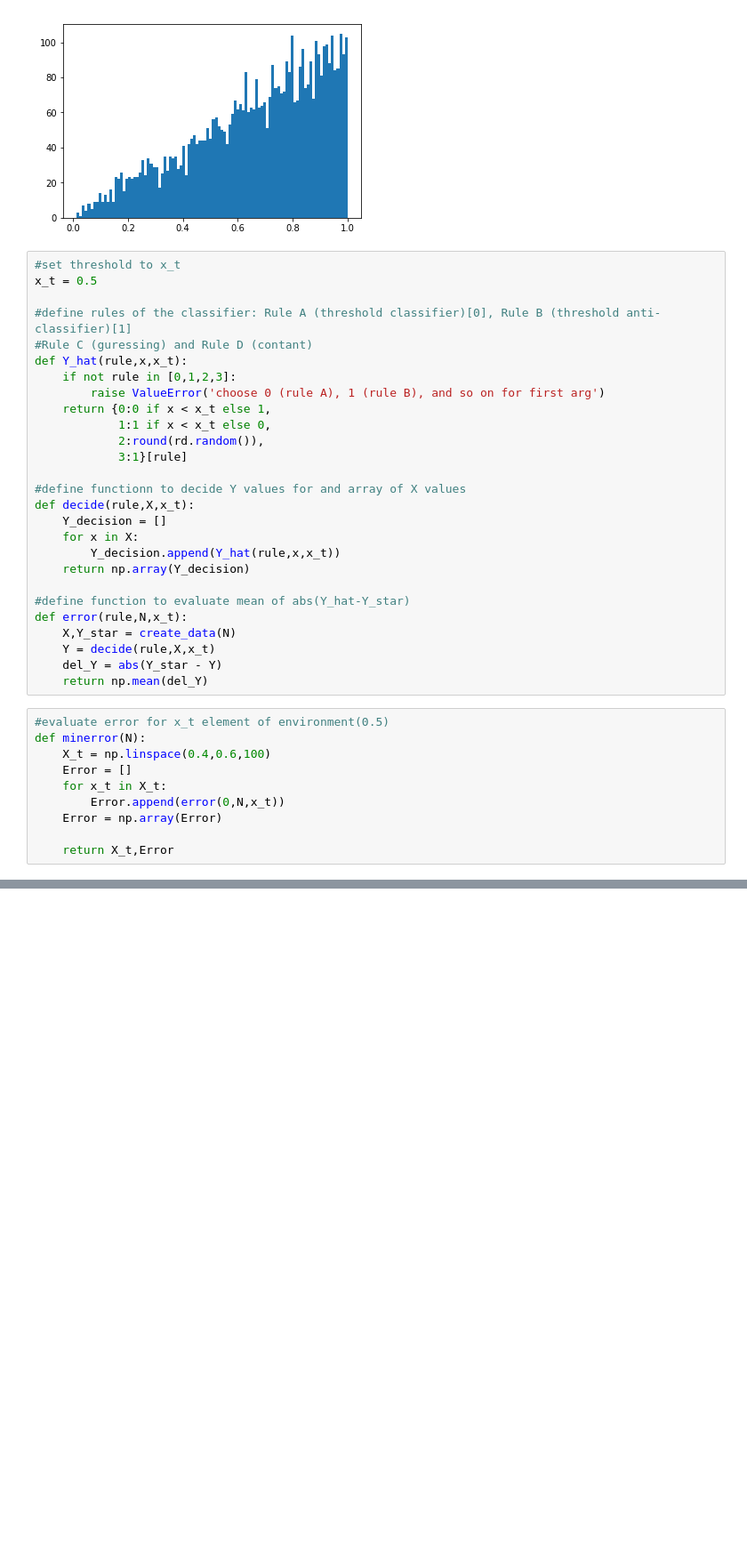
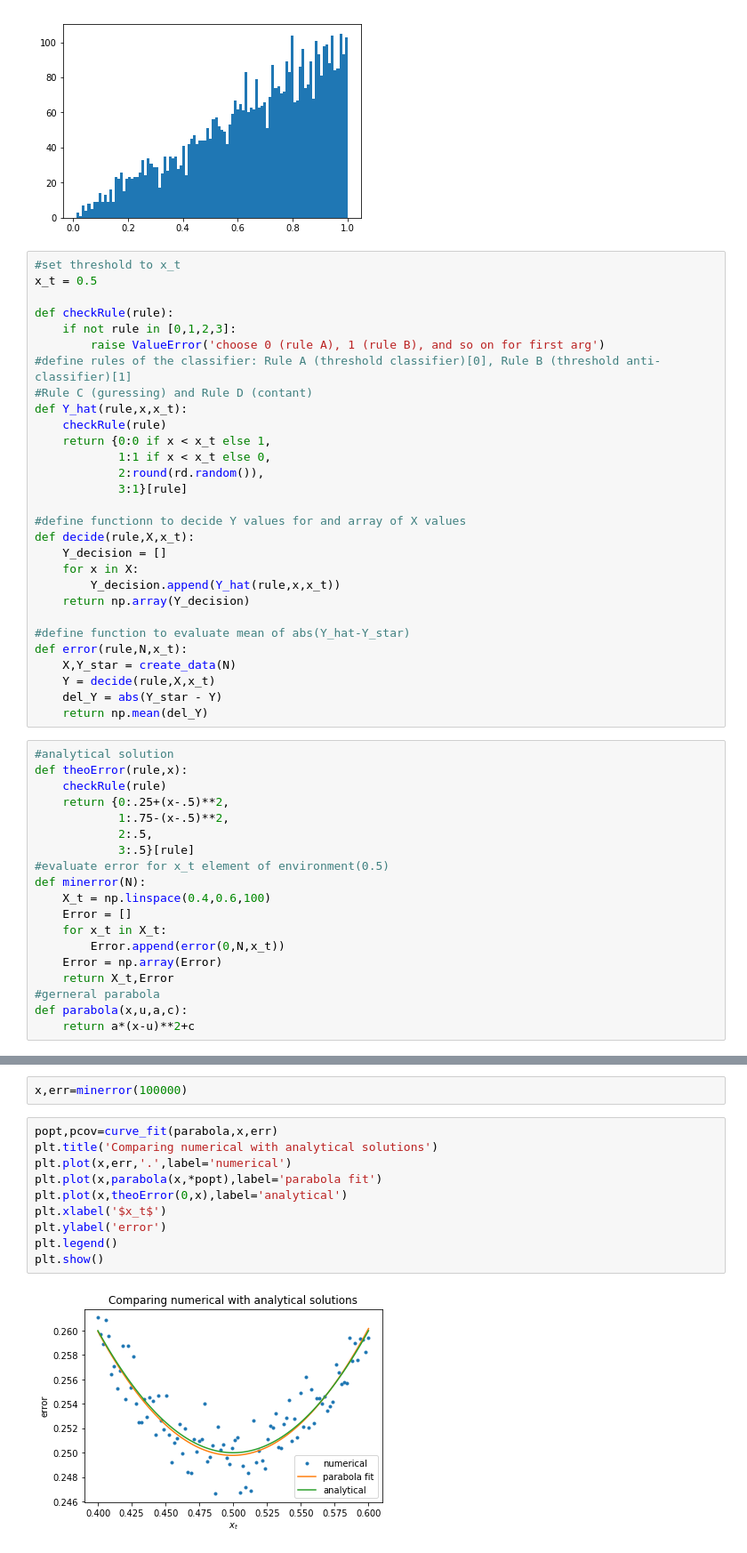
Before and after one commit to ml4cdeca/FundamentalsOfMachineLearning, a Jupyter notebook: blatt1/monte-carlo.ipynb, the cells around one changed output, grey strips where cells are left out. Shown at 89% size. Cells and saved outputs as stored; diff of their text form; blank space fills up the shorter version.

Commit message:
error for rule A visualized

```diff
--- a/blatt1/monte-carlo.ipynb
+++ b/blatt1/monte-carlo.ipynb
@@ -59,11 +60,13 @@ test(10000,1)
 #set threshold to x_t
 x_t = 0.5
 
+def checkRule(rule):
+    if not rule in [0,1,2,3]:
+        raise ValueError('choose 0 (rule A), 1 (rule B), and so on for first arg')
 #define rules of the classifier: Rule A (threshold classifier)[0], Rule B (threshold anti-classifier)[1]
 #Rule C (guressing) and Rule D (contant)
 def Y_hat(rule,x,x_t):
-    if not rule in [0,1,2,3]:
-        raise ValueError('choose 0 (rule A), 1 (rule B), and so on for first arg')
+    checkRule(rule)
     return {0:0 if x < x_t else 1,
             1:1 if x < x_t else 0,
             2:round(rd.random()),
@@ -83,6 +86,13 @@ def error(rule,N,x_t):
     del_Y = abs(Y_star - Y)
     return np.mean(del_Y)
 # %%
+#analytical solution
+def theoError(rule,x):
+    checkRule(rule)
+    return {0:.25+(x-.5)**2,
+            1:.75-(x-.5)**2,
+            2:.5,
+            3:.5}[rule]
 #evaluate error for x_t element of environment(0.5)
 def minerror(N):
     X_t = np.linspace(0.4,0.6,100)
@@ -90,5 +100,7 @@ def minerror(N):
     for x_t in X_t:
         Error.append(error(0,N,x_t))
     Error = np.array(Error)
-
     return X_t,Error
+#gerneral parabola
+def parabola(x,u,a,c):
+    return a*(x-u)**2+c
@@ -99,0 +107,14 @@ ValueError: The truth value of an array with more than one element is ambiguous.
+# %%
+x,err=minerror(100000)
+# %%
+popt,pcov=curve_fit(parabola,x,err)
+plt.title('Comparing numerical with analytical solutions')
+plt.plot(x,err,'.',label='numerical')
+plt.plot(x,parabola(x,*popt),label='parabola fit')
+plt.plot(x,theoError(0,x),label='analytical')
+plt.xlabel('$x_t$')
+plt.ylabel('error')
+plt.legend()
+plt.show()
+# %% [output]
+[figure, added]
```
Also changed, not shown: parts of 3 cells of this notebook.
